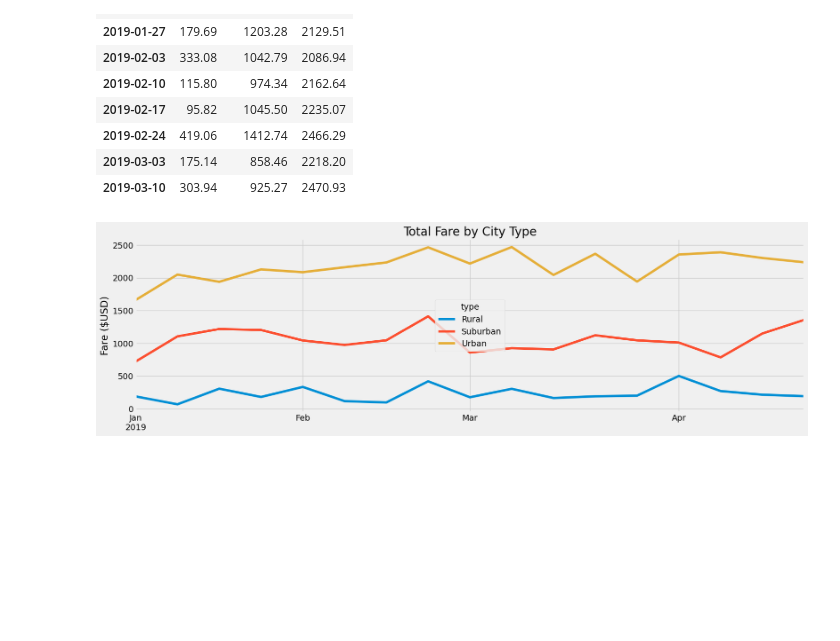
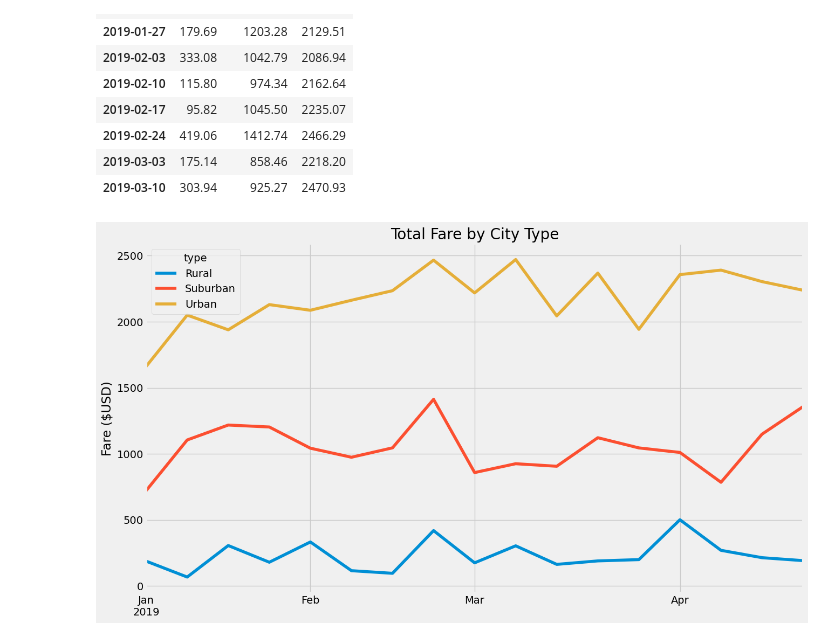
Before and after one commit to Maria-cheema/-PyBer_Analysis, a Jupyter notebook: PyBer_Challenge.ipynb, the cells around one changed output. Drawn from its saved outputs; the diff is of its cells as text; code cells hidden in the pictures; blank space fills up the shorter version.

```diff
--- a/PyBer_Challenge.ipynb
+++ b/PyBer_Challenge.ipynb
@@ -284,18 +284,18 @@ fares_by_week_df.head(10)
 # %%
 # 8. Using the object-oriented interface method, plot the resample DataFrame using the df.plot() function.
 
 # Import the style from Matplotlib.
 from matplotlib import style
 # Use the graph style fivethirtyeight.
 style.use('fivethirtyeight')
 
-fares_by_week_df.plot(figsize=(18,5),)
+fares_by_week_df.plot(figsize=(14,8),)
 plt.xlabel('')
 plt.ylabel('Fare ($USD)')
 plt.title('Total Fare by City Type')
 plt.savefig('analysis/Pyber_fare_summary.png');
 
 
 plt.show()
 # %% [output]
-[figure, old version]
+[figure, new version]
```
Also changed, not shown: 1 other file.
